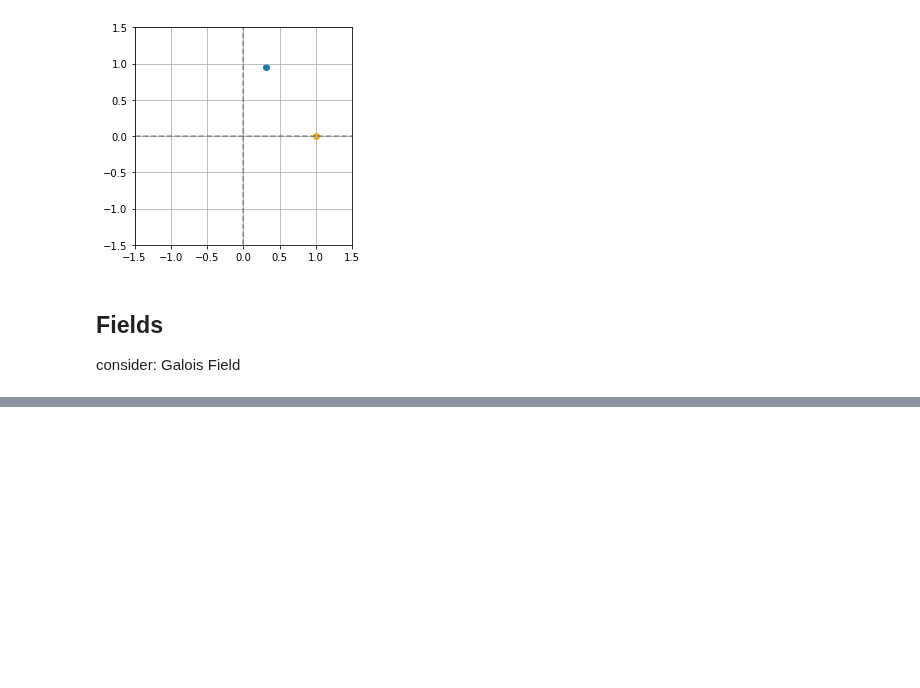
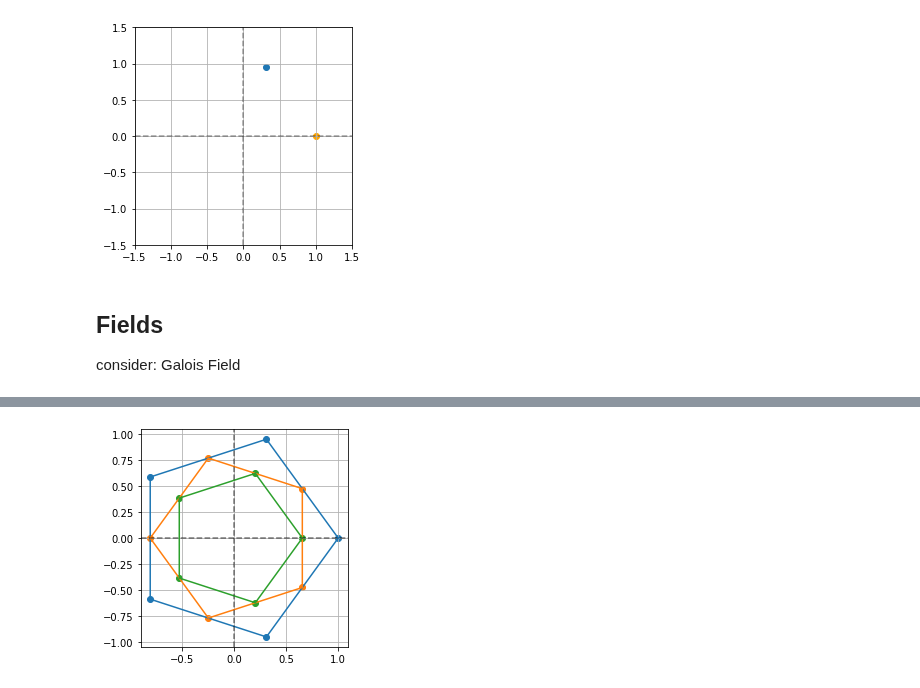
Before and after one commit to fractalclockwork/Math725, a Jupyter notebook: Exercises/Math725_exercises.ipynb, the cells around one changed output, grey strips where cells are left out. Cells and saved outputs as stored; diff of their text form; code cells hidden in the pictures; blank space fills up the shorter version.

```diff
--- a/Exercises/Math725_exercises.ipynb
+++ b/Exercises/Math725_exercises.ipynb
@@ -72,0 +133,8 @@ consider: Hilbert Space
+# %%
+lambda_ = (1+zeta)/2
+for j in range(3):
+    # we use numpy because we must render the plot
+    z = np.array([complex(lambda_**j)*complex(zeta)**i for i in sub ])
+    z_plot(z)
+# %% [output]
+[figure, added]
```
Also changed, not shown: parts of 6 cells of this notebook, 1 other file.
